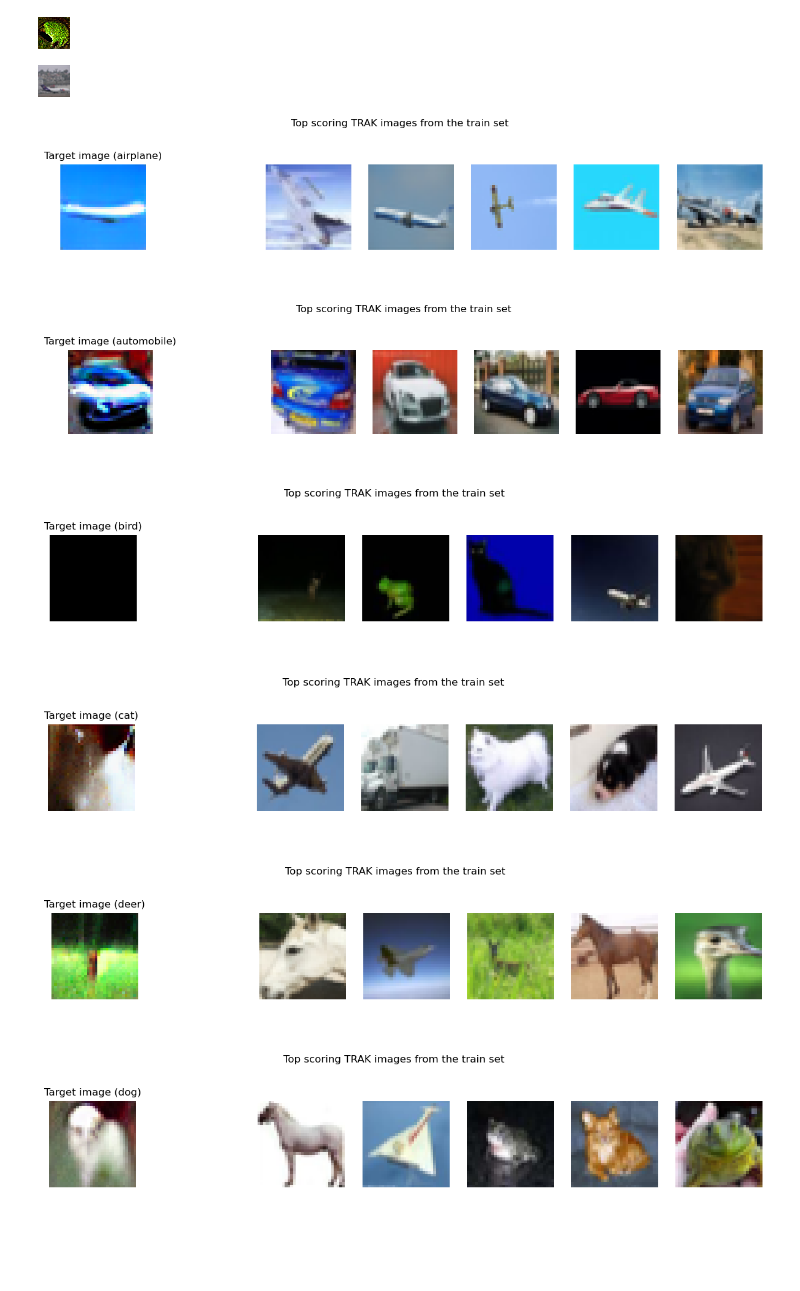
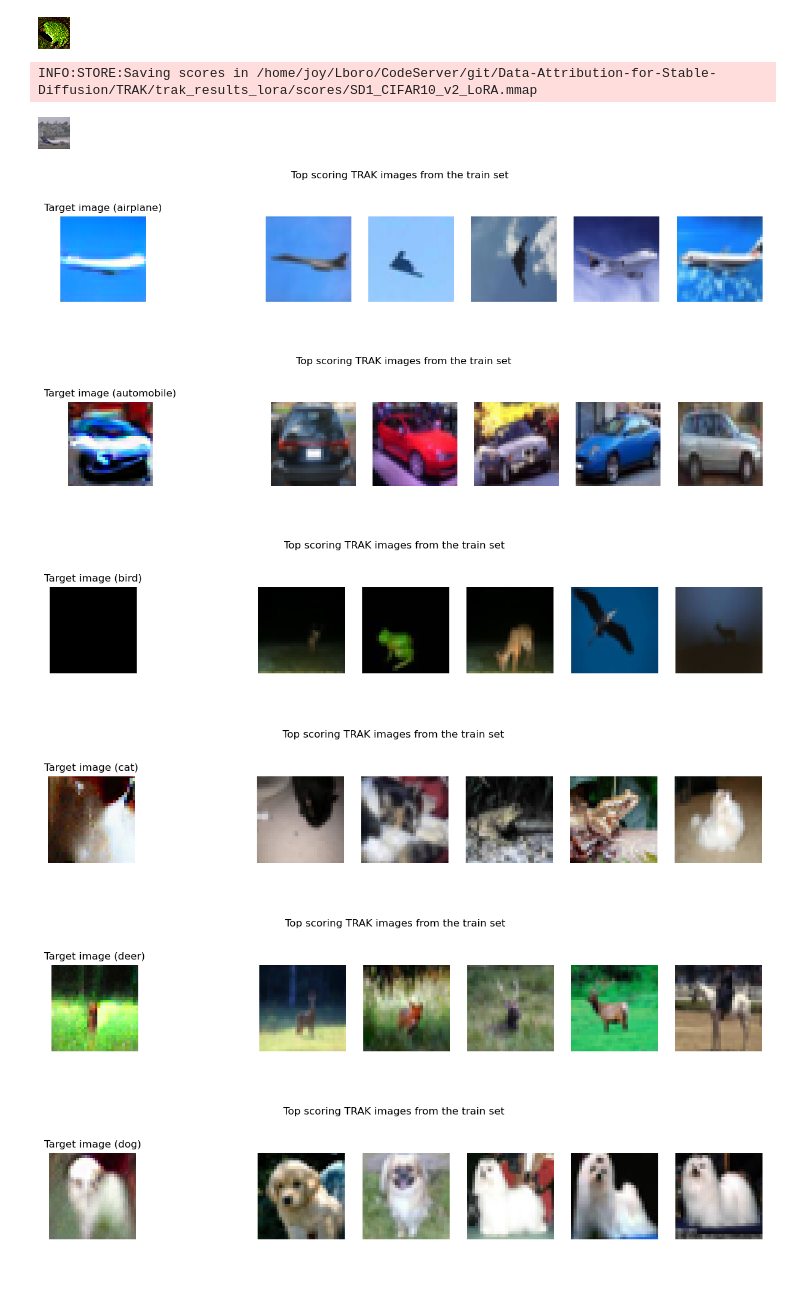
Before and after one commit to Naterjack/Data-Attribution-for-Stable-Diffusion, a Jupyter notebook: SD1_TRAK_Attribution.ipynb, the cells around one changed output. Saved outputs shown, nothing was run; the diff lists cells and outputs as text; code cells hidden in the pictures; blank space fills up the shorter version.

Commit message:
Add LoRA support to TRAK based attribution for a 3x speedup

```diff
--- a/SD1_TRAK_Attribution.ipynb
+++ b/SD1_TRAK_Attribution.ipynb
@@ -130,15 +156,29 @@ dummy_dataloader = DataLoader(
 # %%
 weight_dtype = torch.float32
 
+if IS_LORA:
+     experiment_name = "SD1_CIFAR10_v2_LoRA"
+else:
+     experiment_name = "SD1_CIFAR10_v2"
+
+
 if UPDATE_SCORES:
     for model_id, ckpt in enumerate(tqdm(ckpts)):
-        traker.start_scoring_checkpoint(exp_name='SD1_CIFAR10_v2',
+        if IS_LORA:
+            #TODO: fix the horrid local/global unet duplication going on here
+            unet = model_config.loadLoRAUnet(p,ckpt)
+            ckpt_local = unet.state_dict()
+        else:
+            ckpt_local = ckpt
 
-                                            checkpoint=ckpt,
+        traker.start_scoring_checkpoint(exp_name=experiment_name,
+
+                                            checkpoint=ckpt_local,
 
                                             model_id=model_id,
 
                                             num_targets=len(dummy_dataloader.dataset))
+
 
         for batch in tqdm(dummy_dataloader):
                 if project_config.IS_CUDA:
@@ -155,7 +195,9 @@ if UPDATE_SCORES:
                 batch = [latents, encoder_hidden_states]
                 traker.score(batch=batch, num_samples=batch[0].shape[0])
 
-    scores = traker.finalize_scores(exp_name='SD1_CIFAR10_v2')
+    scores = traker.finalize_scores(exp_name=experiment_name)
+# %% [output]
+INFO:STORE:Saving scores in /home/joy/Lboro/CodeServer/git/Data-Attribution-for-Stable-Diffusion/TRAK/trak_results_lora/scores/SD1_CIFAR10_v2_LoRA.mmap
 # %%
 train_dataset[0]["image"]
 # %% [output]
@@ -163,32 +205,41 @@ train_dataset[0]["image"]
 # %%
 from PIL import Image
 import matplotlib.pyplot as plt
 %matplotlib inline
 
 #Adapted from https://github.com/MadryLab/trak/blob/main/examples/cifar_quickstart.ipynb
 
 from numpy.lib.format import open_memmap
-scores = open_memmap('./TRAK/trak_results_v2/scores/SD1_CIFAR10_v2.mmap')
+
+memmap_path = ("." +
+               project_config.folder_symbol +
+               TRAK_SAVE_DIR +
+               project_config.folder_symbol +
+               "scores" +
+               project_config.folder_symbol +
+               experiment_name +
+               ".mmap")
+scores = open_memmap(memmap_path)
 
 for i in range(10): #[6]:
 
     fig, axs = plt.subplots(ncols=7, figsize=(15, 3))
     fig.suptitle('Top scoring TRAK images from the train set')
 
     axs[0].imshow(dummy_dataset[i][dataset_config.image_column])
 
     axs[0].axis('off'); axs[0].set_title('Target image' + " (" + dummy_dataset[i][dataset_config.caption_column] + ")")
     axs[1].axis('off')
 
     top_trak_scorers = scores[:, i].argsort()[-5:][::-1]
     for ii, train_im_ind in enumerate(top_trak_scorers):
         axs[ii + 2].imshow(train_dataset[int(train_im_ind)][dataset_config.image_column]); axs[ii + 2].axis('off')
 
     fig.show()
 # %% [output]
-[figure, old version]
+[figure, new version]
-[figure, old version]
+[figure, new version]
-[figure, old version]
+[figure, new version]
-[figure, old version]
+[figure, new version]
-[figure, old version]
+[figure, new version]
-[figure, old version]
+[figure, new version]
```
Also changed, not shown: parts of 4 cells of this notebook, 2 other files.
